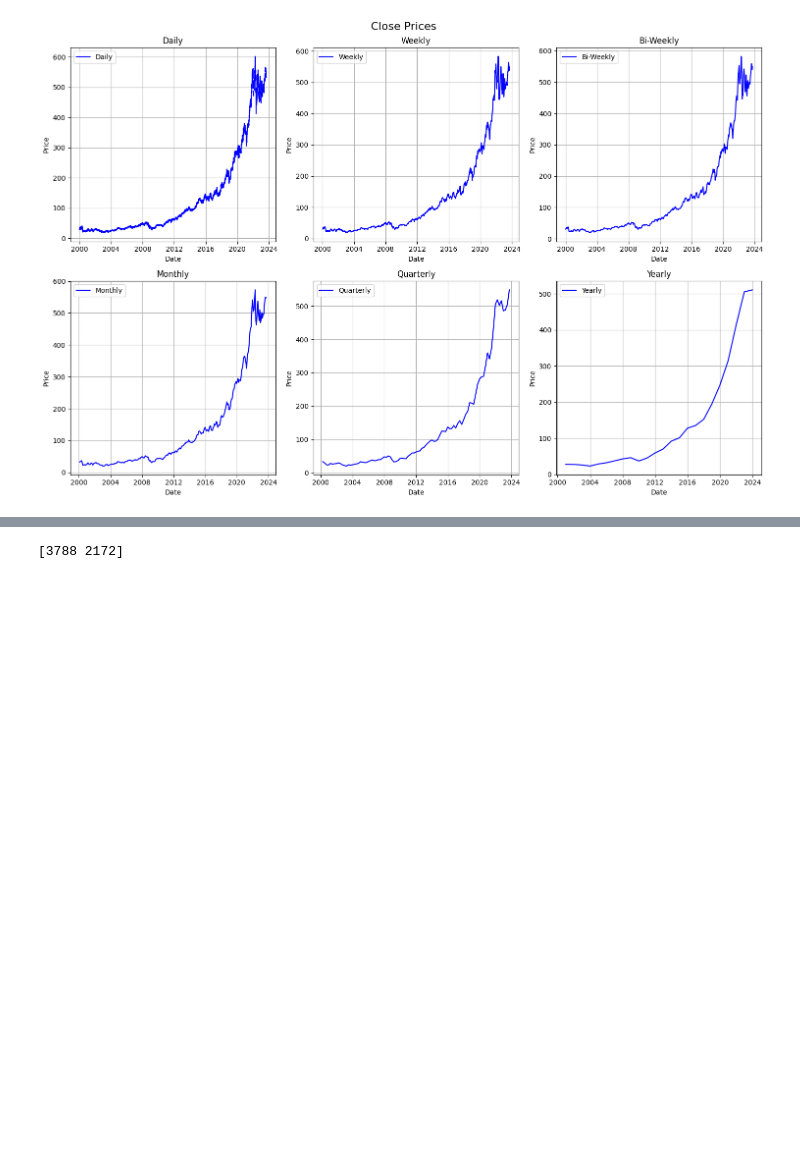
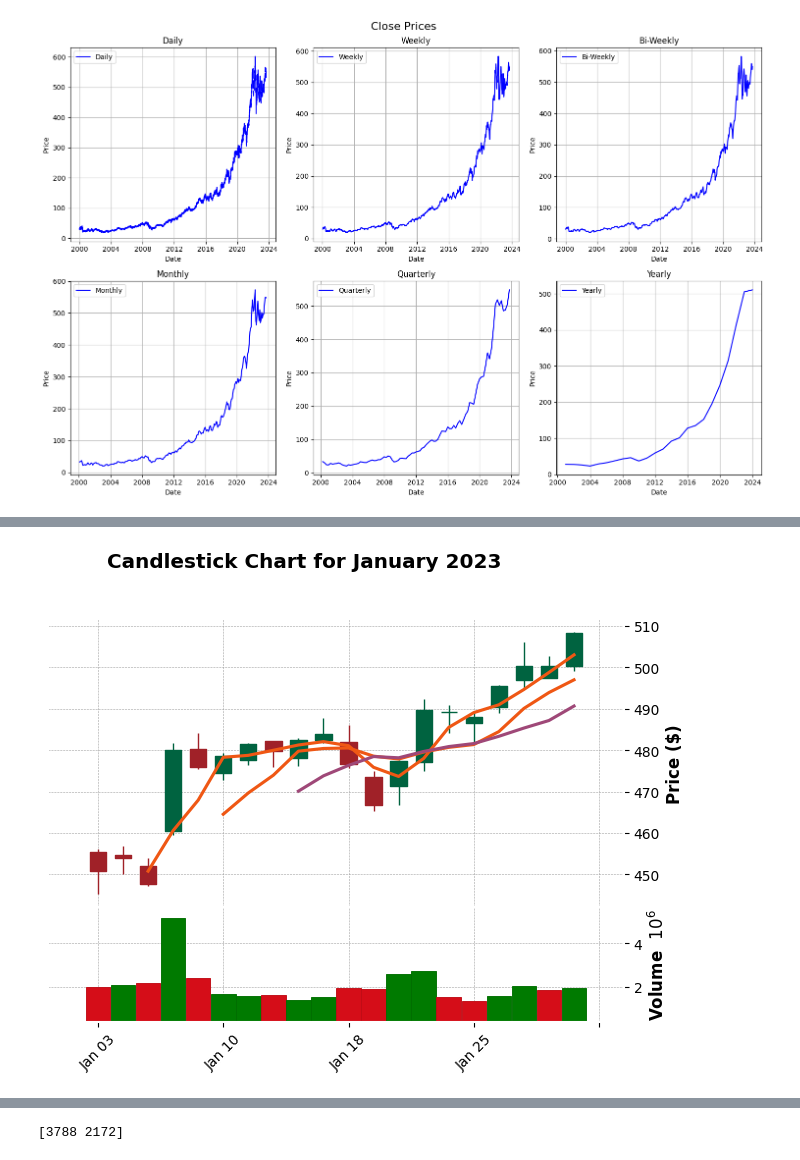
Before and after one commit to vikastrivedi0/Costco-Stock-Price-Prediction, a Jupyter notebook: CostcoStockPredictionLSTM.ipynb, the cells around one changed output, grey strips where cells are left out. Drawn from its saved outputs; the diff is of its cells as text; code cells hidden in the pictures; blank space fills up the shorter version.

```diff
--- a/CostcoStockPredictionLSTM.ipynb
+++ b/CostcoStockPredictionLSTM.ipynb
@@ -78,0 +170,11 @@ plt.show()
+# %%
+import mplfinance as mpf
+
+df_subset = df['2023-01-01':'2023-01-31']
+
+mpf.plot(df_subset, type='candle', style='charles',
+         title='Candlestick Chart for January 2023',
+         ylabel='Price ($)',
+         volume=True, mav=(3,6,9))
+# %% [output]
+[figure, added]
```
Also changed, not shown: parts of 17 cells of this notebook.
